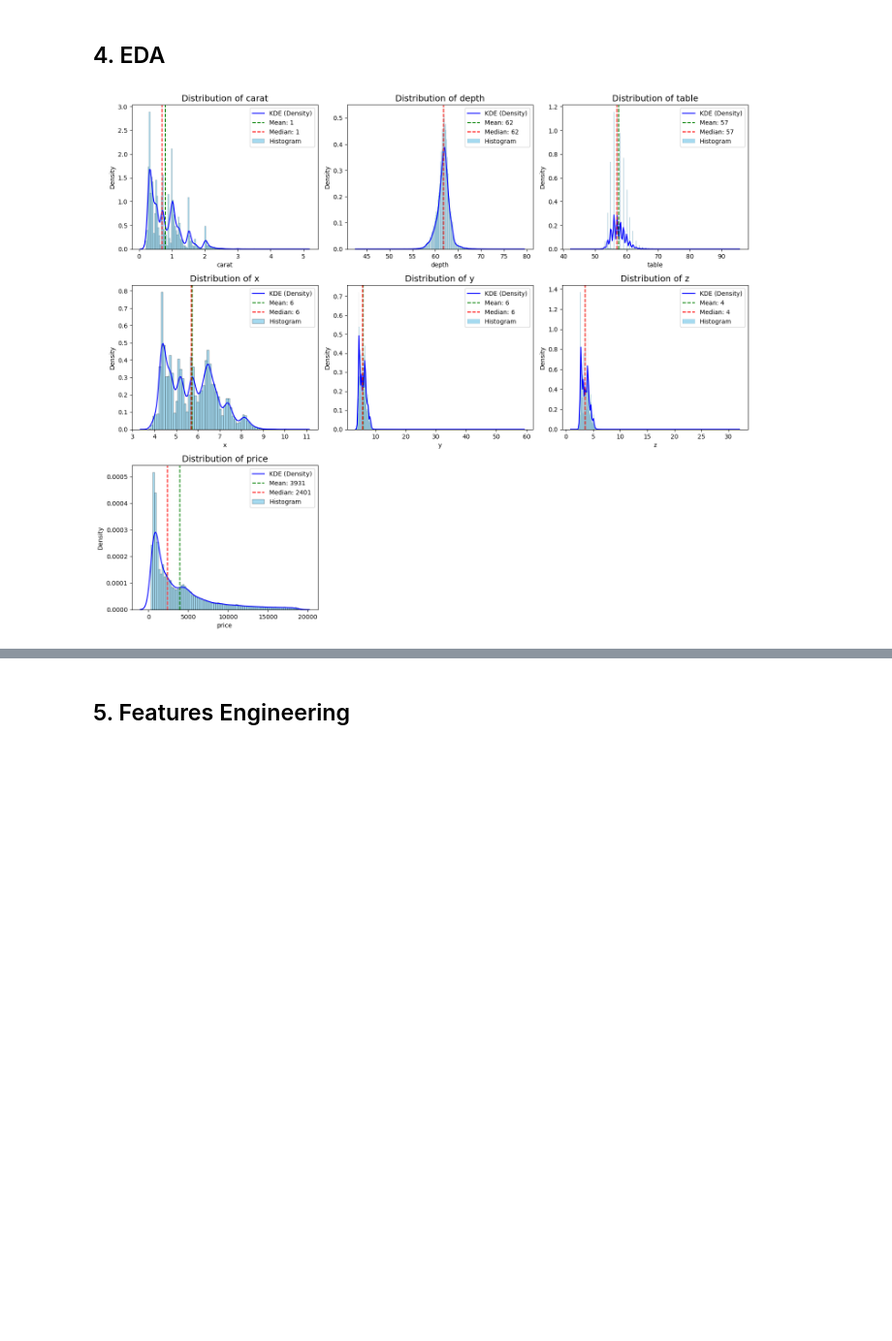
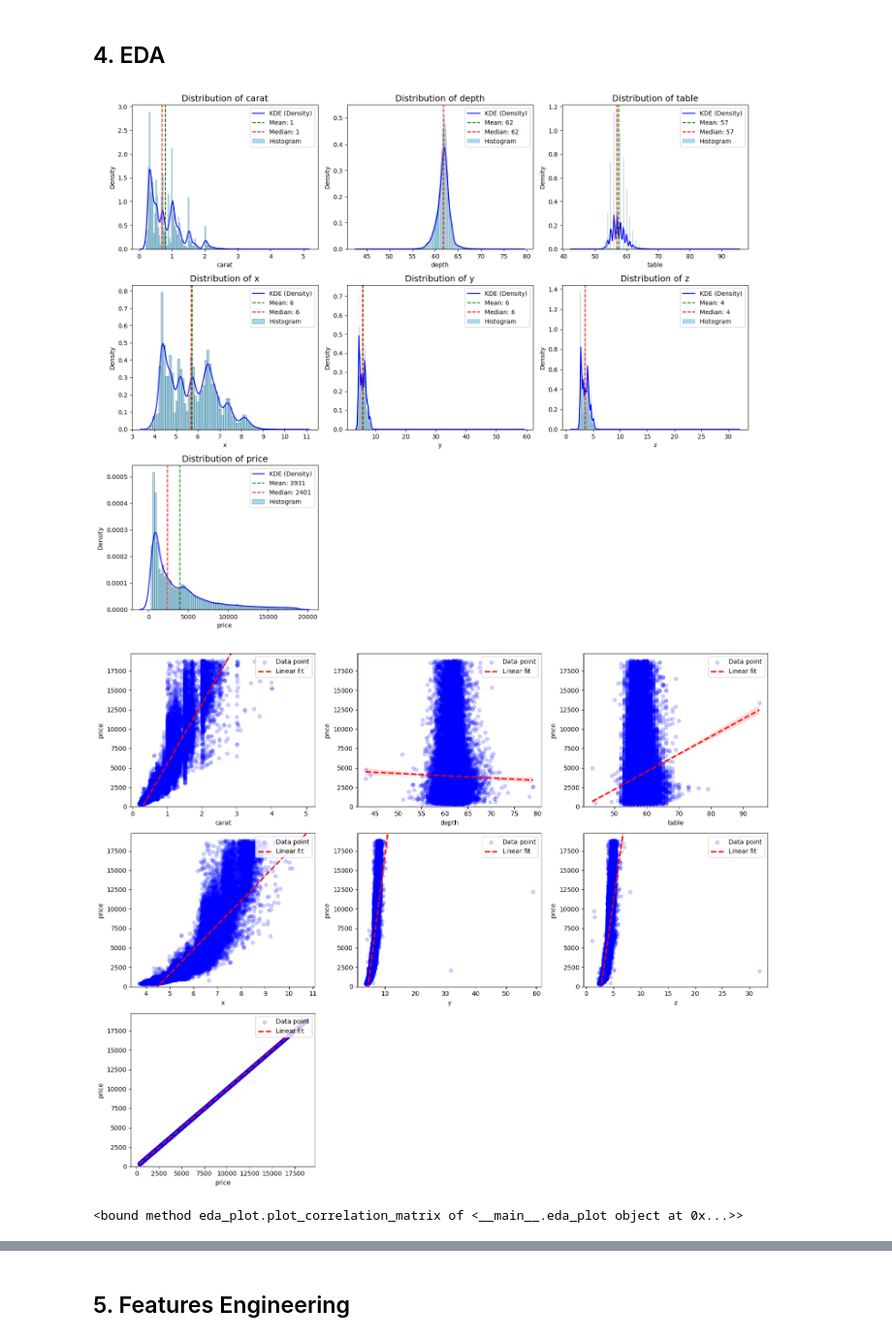
Before and after one commit to QuachGHuy/polynomial-ridge-regression-diamond-prices, a Jupyter notebook: notebook/experiment.ipynb, the cells around one changed output, grey strips where cells are left out. Shown at 97% size. Saved outputs shown, nothing was run; the diff lists cells and outputs as text; code cells hidden in the pictures; blank space fills up the shorter version.

Commit message:
exp: improve eda data visualization code

```diff
--- a/notebook/experiment.ipynb
+++ b/notebook/experiment.ipynb
@@ -8,3 +8,14 @@ pd.set_option("display.max_columns", None)
 
 data_path = "../data/raw/diamonds.csv"
 df = pd.read_csv(data_path, index_col=0)
+# %%
+daily_rent= {
+    'date': ['2025/03/12', '2025/03/1', '2025/03/1'],
+    'time': ["13:23", "13:23", "13:23"],
+    'pickup_demand': [25, 30, 35],
+    "weather": ["rain","",""]
+}
+
+df = pd.DataFrame(daily_rent)
+
+df.head()
@@ -178,5 +262,14 @@ def plot_distribution_histogram(data: pd.DataFrame, numerical_col: List, n_col:
 # %%
-numerical_col = ["carat", "depth", "table", "x", "y", "z", "price"]
-plot_distribution_histogram(df, numerical_col)
+numerical_features = ["carat", "depth", "table", "x", "y", "z"]
+categorical_features = ["cut", "color", "clarity"]
+target_feature = "price"
+plotter = eda_plot(df, numerical_features, categorical_features, target_feature)
+
+plotter.plot_distribution_histogram()
+plotter.plot_numerical_scattter_regline()
+plotter.plot_categorical_boxplots()
+plotter.plot_correlation_matrix()
 # %% [output]
 [figure]
+[figure, added]
+<bound method eda_plot.plot_correlation_matrix of <__main__.eda_plot object at 0x...>>
```
Also changed, not shown: parts of 6 cells of this notebook.
